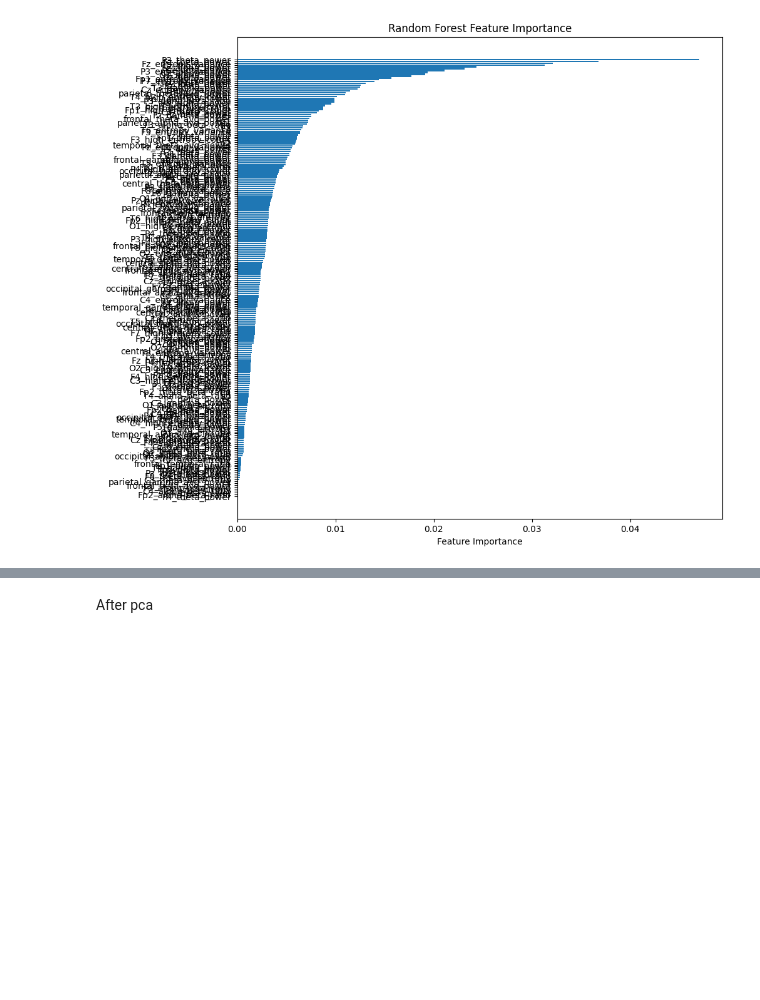
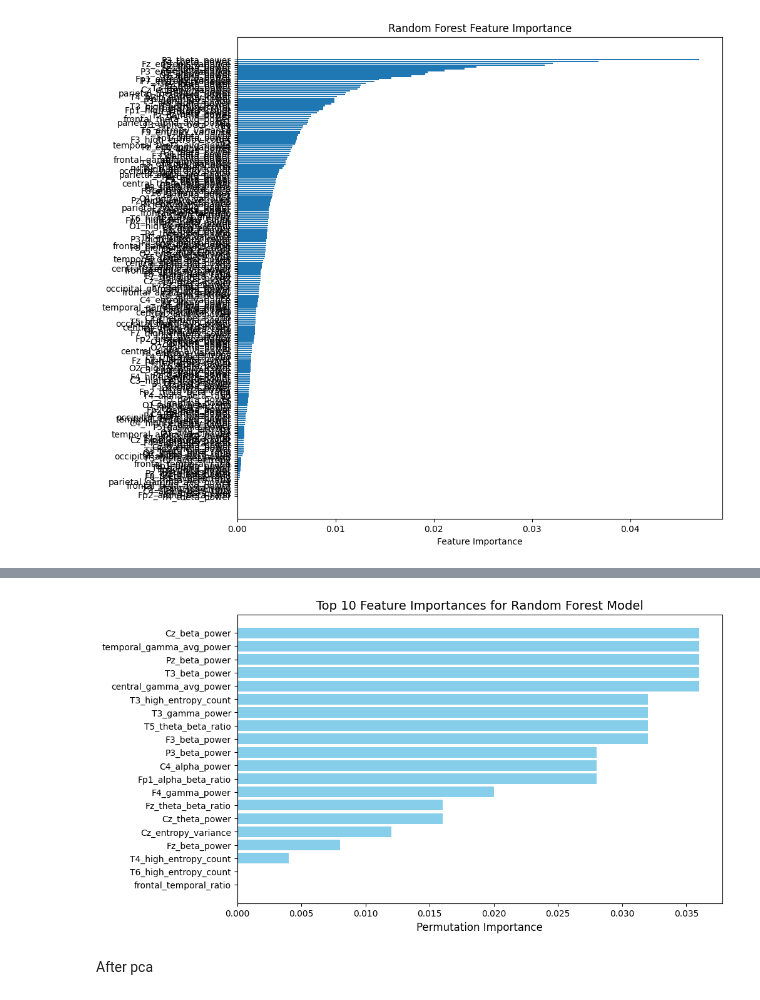
Before and after one commit to CHAITHANYANANDAN/CapstoneProject, a Jupyter notebook: RandomForest.ipynb, the cells around one changed output, grey strips where cells are left out. Cells and saved outputs as stored; diff of their text form; code cells hidden in the pictures; blank space fills up the shorter version.

```diff
--- a/RandomForest.ipynb
+++ b/RandomForest.ipynb
@@ -186,3 +266,22 @@ plt.show()
+# %%
+import matplotlib.pyplot as plt
+from sklearn.inspection import permutation_importance
+
+# Calculate permutation importance
+result = permutation_importance(rf_model, X_test, y_test, n_repeats=10, random_state=42)
+
+# Sort features by importance
+sorted_idx = result.importances_mean.argsort()[-20:]  # Select top 10 features
+
+# Create the plot
+plt.figure(figsize=(10, 6))  # Adjust figsize as needed
+plt.barh(X_test.columns[sorted_idx], result.importances_mean[sorted_idx], color='skyblue')
+plt.xlabel("Permutation Importance", fontsize=12)
+plt.title("Top 10 Feature Importances for Random Forest Model", fontsize=14)
+plt.yticks(fontsize=10)
+plt.show()
+# %% [output]
+[figure, added]
 # %% [markdown]
 After pca
 # %%
```
Also changed, not shown: parts of 2 cells of this notebook, 2 other files.
